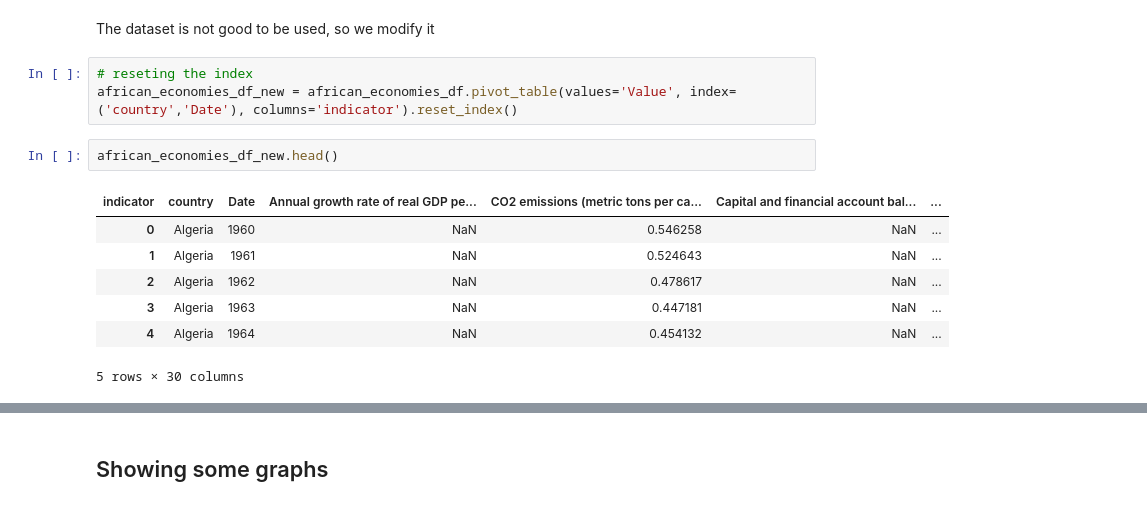
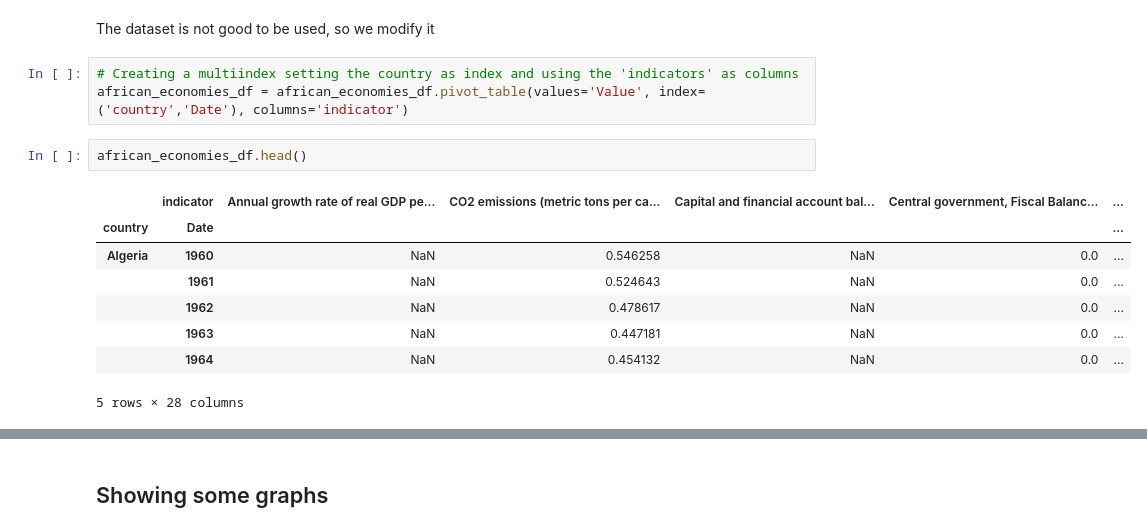
Before and after one commit to arsenilsina/prog_project, a Jupyter notebook: african_economies.ipynb, the cells around one changed output, grey strips where cells are left out. Drawn from its saved outputs; the diff is of its cells as text.

Commit message:
changing the index to a multiindex

```diff
--- a/african_economies.ipynb
+++ b/african_economies.ipynb
@@ -42,15 +35,16 @@ african_economies_df
 # %% [markdown]
 The dataset is not good to be used, so we modify it
 # %%
-# reseting the index
-african_economies_df_new = african_economies_df.pivot_table(values='Value', index=('country','Date'), columns='indicator').reset_index()
+# Creating a multiindex setting the country as index and using the 'indicators' as columns
+african_economies_df = african_economies_df.pivot_table(values='Value', index=('country','Date'), columns='indicator')
 # %%
-african_economies_df_new.head()
+african_economies_df.head()
 # %% [output]
-| indicator | country | Date | Annual growth rate of real GDP pe... | CO2 emissions (metric tons per ca... | Capital and financial account bal... | ... |
-| 0 | Algeria | 1960 | NaN | 0.546258 | NaN | ... |
-| 1 | Algeria | 1961 | NaN | 0.524643 | NaN | ... |
-| 2 | Algeria | 1962 | NaN | 0.478617 | NaN | ... |
-| 3 | Algeria | 1963 | NaN | 0.447181 | NaN | ... |
-| 4 | Algeria | 1964 | NaN | 0.454132 | NaN | ... |
+|  | indicator | Annual growth rate of real GDP pe... | CO2 emissions (metric tons per ca... | Capital and financial account bal... | Central government, Fiscal Balanc... | ... |
+| country | Date |  |  |  |  | ... |
+| Algeria | 1960 | NaN | 0.546258 | NaN | 0.0 | ... |
+|  | 1961 | NaN | 0.524643 | NaN | 0.0 | ... |
+|  | 1962 | NaN | 0.478617 | NaN | 0.0 | ... |
+|  | 1963 | NaN | 0.447181 | NaN | 0.0 | ... |
+|  | 1964 | NaN | 0.454132 | NaN | 0.0 | ... |
-5 rows × 30 columns
+5 rows × 28 columns
```
Also changed, not shown: parts of 31 cells of this notebook.
